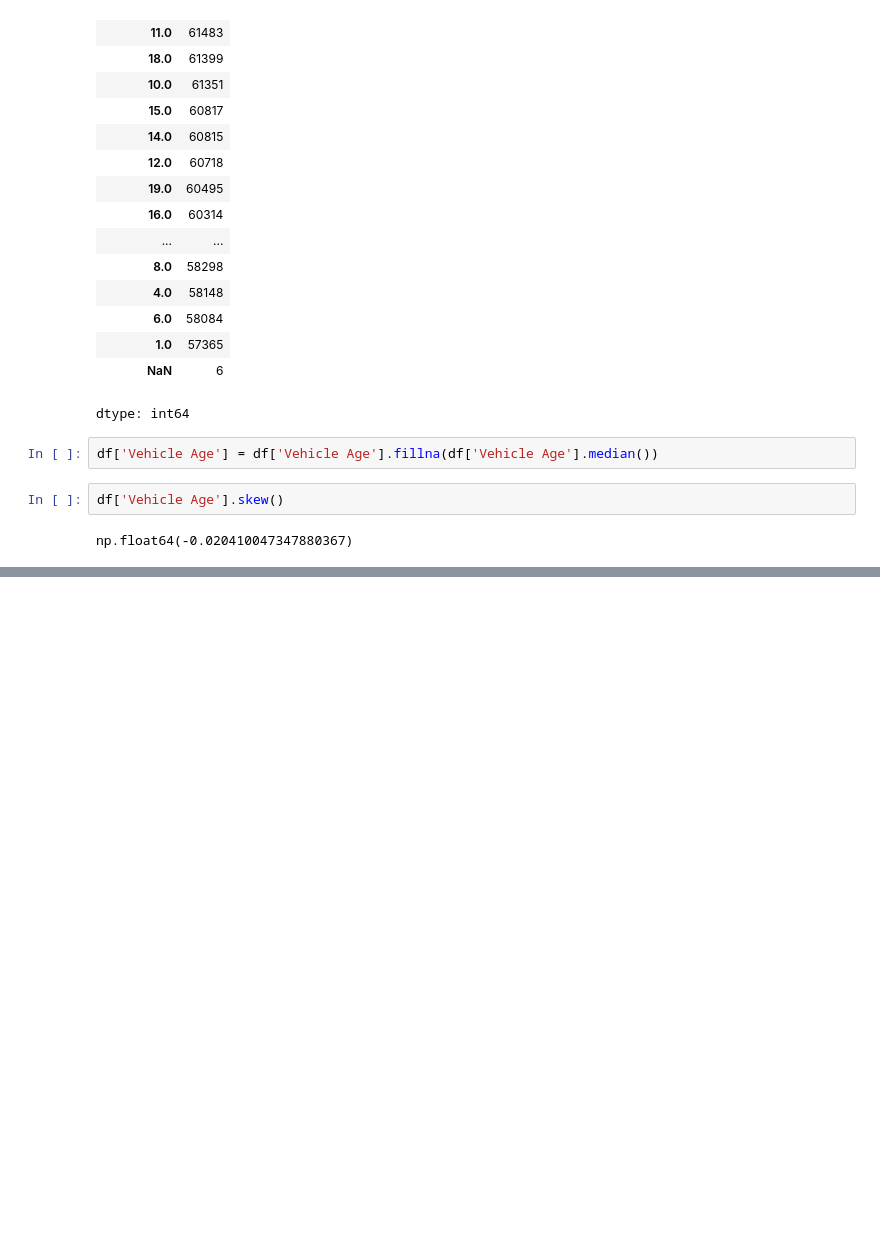
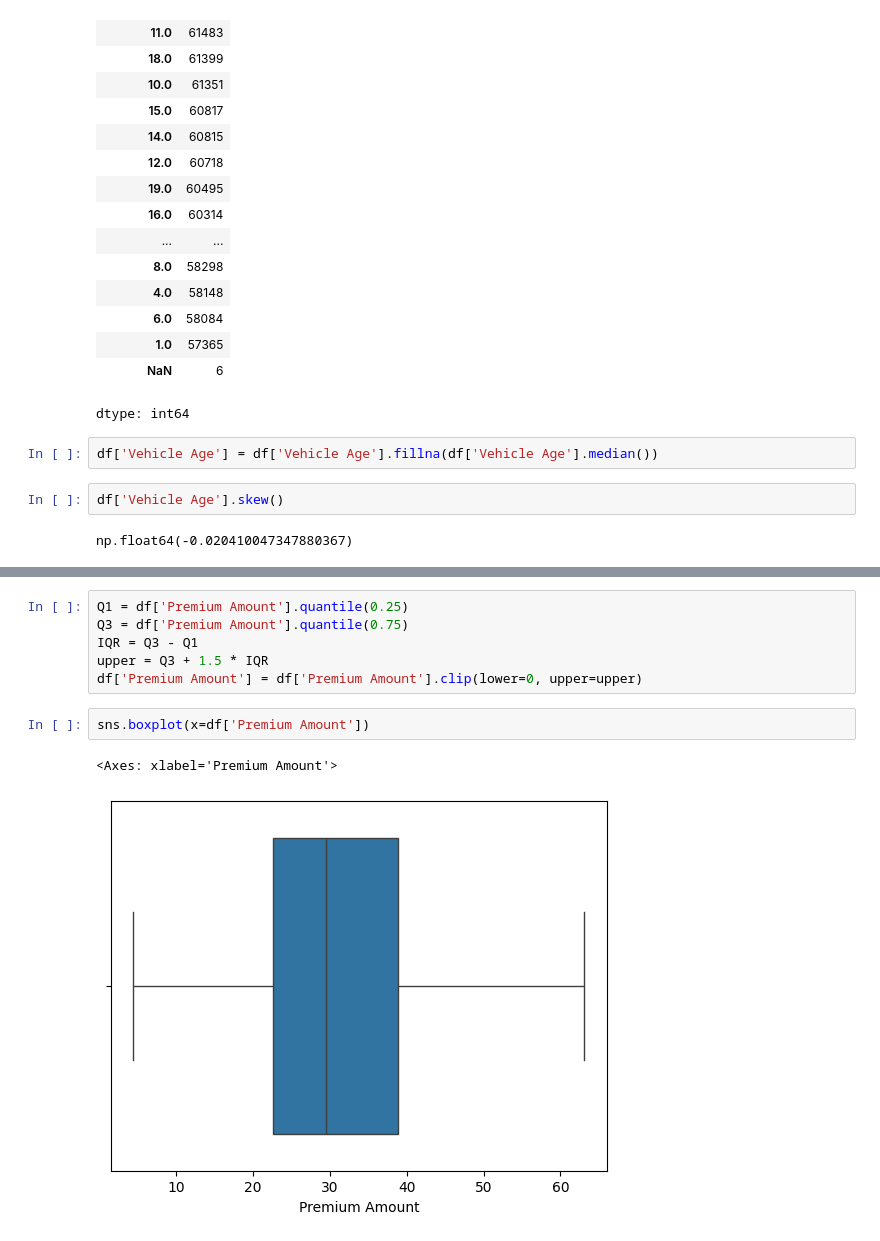
Before and after one commit to sushant758/ML-Exercises, a Jupyter notebook: Insurance.ipynb, the cells around one changed output, grey strips where cells are left out. Drawn from its saved outputs; the diff is of its cells as text; blank space fills up the shorter version.

```diff
--- a/Insurance.ipynb
+++ b/Insurance.ipynb
@@ -400,0 +631,11 @@ np.float64(-0.020410047347880367)
+# %%
+Q1 = df['Premium Amount'].quantile(0.25)
+Q3 = df['Premium Amount'].quantile(0.75)
+IQR = Q3 - Q1
+upper = Q3 + 1.5 * IQR
+df['Premium Amount'] = df['Premium Amount'].clip(lower=0, upper=upper)
+# %%
+sns.boxplot(x=df['Premium Amount'])
+# %% [output]
+<Axes: xlabel='Premium Amount'>
+[figure, added]
```
Also changed, not shown: parts of 31 cells of this notebook.
